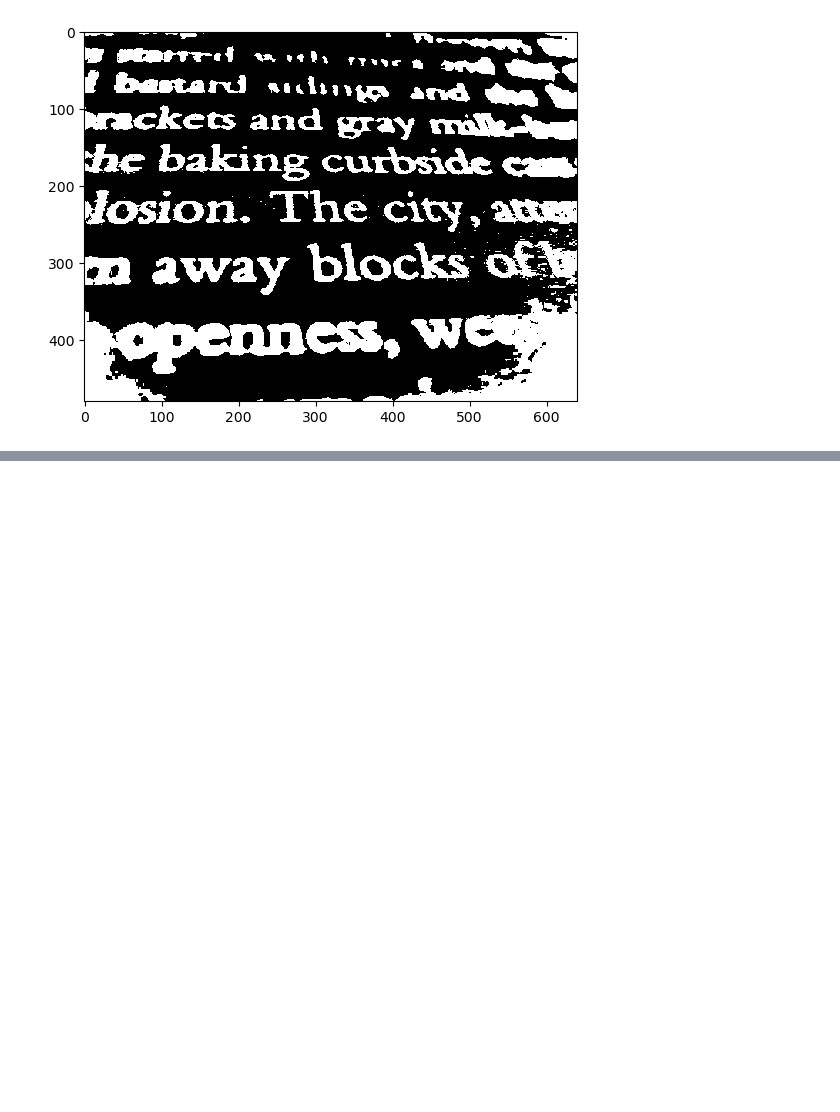
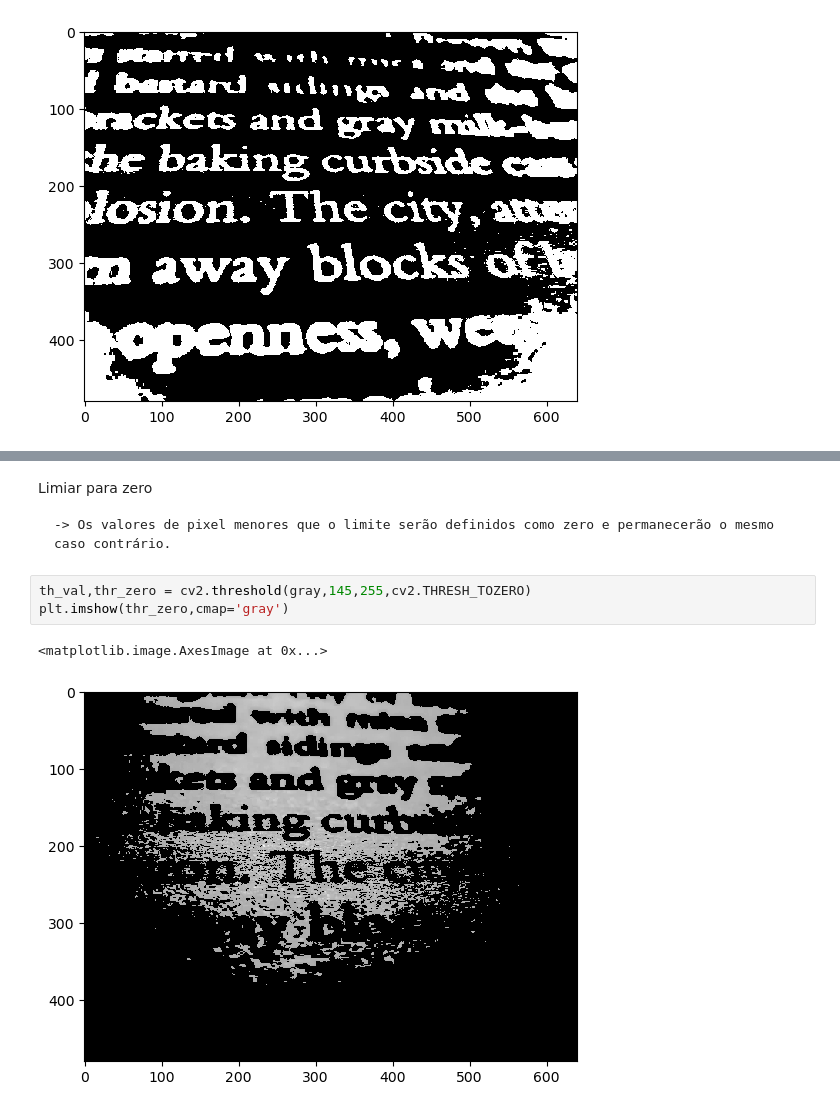
Before and after one commit to kellyleticia/computer-vision-studies, a Jupyter notebook: limiarizacao.ipynb, the cells around one changed output, grey strips where cells are left out. Saved outputs shown, nothing was run; the diff lists cells and outputs as text; blank space fills up the shorter version.

```diff
--- a/limiarizacao.ipynb
+++ b/limiarizacao.ipynb
@@ -45,0 +57,10 @@ plt.imshow(binary_inv, cmap='gray')
+# %% [markdown]
+Limiar para zero
+
+    -> Os valores de pixel menores que o limite serão definidos como zero e permanecerão o mesmo caso contrário.
+# %%
+th_val,thr_zero = cv2.threshold(gray,145,255,cv2.THRESH_TOZERO)
+plt.imshow(thr_zero,cmap='gray')
+# %% [output]
+<matplotlib.image.AxesImage at 0x...>
+[figure, added]
```
Also changed, not shown: parts of 4 cells of this notebook.
